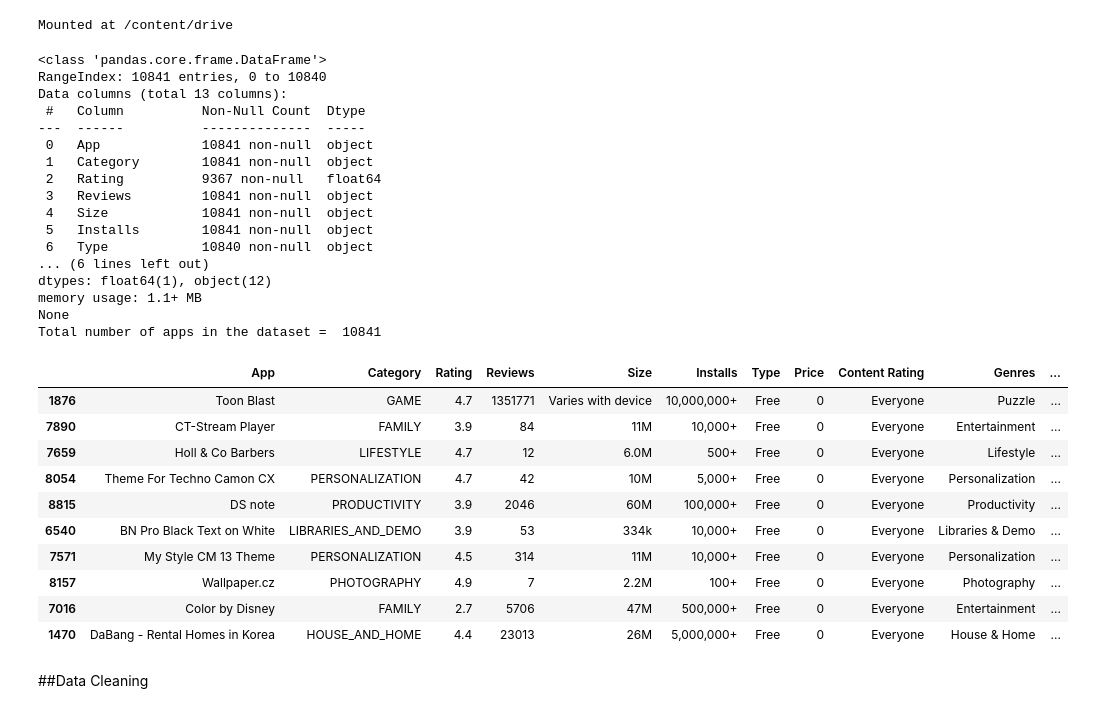
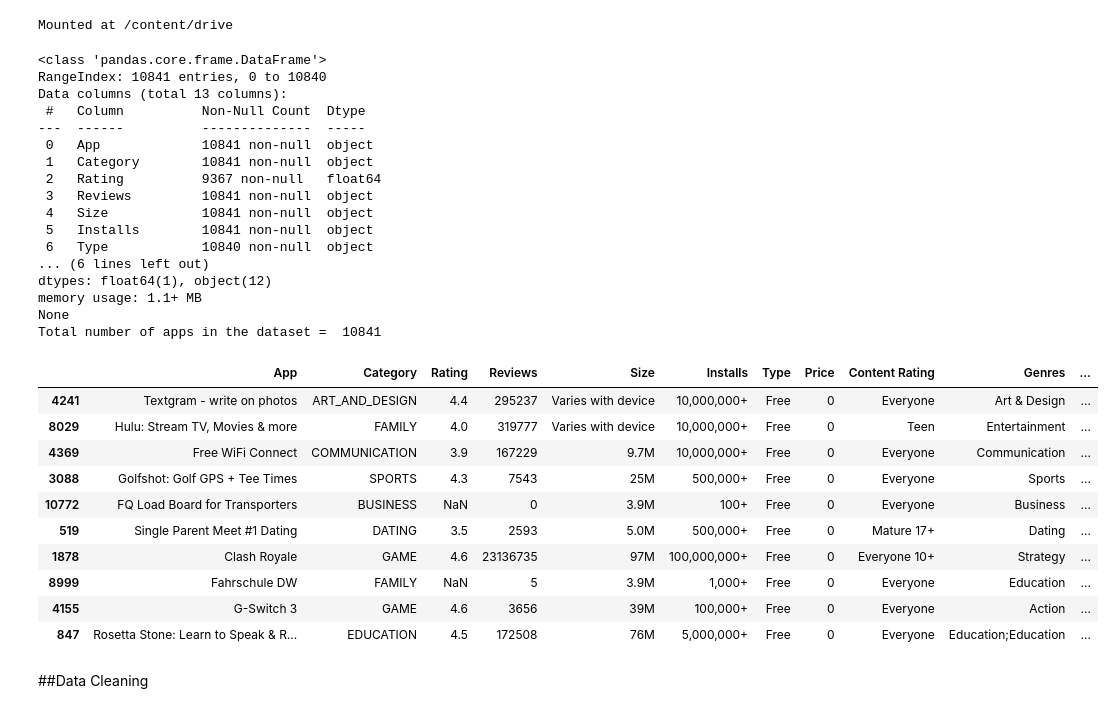
Before and after one commit to kapeeshvarma/Play-Store-App-Analysis, a Jupyter notebook: Play_Store_App_Review_Analysis_Capstone_Project.ipynb, the cells around one changed output. Saved outputs shown, nothing was run; the diff lists cells and outputs as text; code cells hidden in the pictures.

```diff
--- a/Play_Store_App_Review_Analysis_Capstone_Project.ipynb
+++ b/Play_Store_App_Review_Analysis_Capstone_Project.ipynb
@@ -27,45 +27,45 @@ import seaborn as sns
 import datetime as dt
 # %%
 # Read in the dataset
-data = pd.read_csv('/content/drive/MyDrive/csv/Play Store Data.csv')
+data = pd.read_csv('/content/drive/MyDrive/Colab Notebooks/Play Store App Review Analysis/Play Store Data.csv')
 
 # Print the summary of the dataframe
 print(data.info())
 
 # Print the total number of apps
 print('Total number of apps in the dataset = ', len(data))
 
 # Have a look at a random sample of the dataframe
 data.sample(10)
 # %% [output]
 <class 'pandas.core.frame.DataFrame'>
 RangeIndex: 10841 entries, 0 to 10840
 Data columns (total 13 columns):
  #   Column          Non-Null Count  Dtype
 ---  ------          --------------  -----
  0   App             10841 non-null  object
  1   Category        10841 non-null  object
  2   Rating          9367 non-null   float64
  3   Reviews         10841 non-null  object
  4   Size            10841 non-null  object
  5   Installs        10841 non-null  object
  6   Type            10840 non-null  object
 ... (6 lines left out)
 dtypes: float64(1), object(12)
 memory usage: 1.1+ MB
 None
 Total number of apps in the dataset =  10841
 |  | App | Category | Rating | Reviews | Size | Installs | Type | Price | Content Rating | Genres | ... |
-| 1876 | Toon Blast | GAME | 4.7 | 1351771 | Varies with device | 10,000,000+ | Free | 0 | Everyone | Puzzle | ... |
-| 7890 | CT-Stream Player | FAMILY | 3.9 | 84 | 11M | 10,000+ | Free | 0 | Everyone | Entertainment | ... |
-| 7659 | Holl & Co Barbers | LIFESTYLE | 4.7 | 12 | 6.0M | 500+ | Free | 0 | Everyone | Lifestyle | ... |
-| 8054 | Theme For Techno Camon CX | PERSONALIZATION | 4.7 | 42 | 10M | 5,000+ | Free | 0 | Everyone | Personalization | ... |
-| 8815 | DS note | PRODUCTIVITY | 3.9 | 2046 | 60M | 100,000+ | Free | 0 | Everyone | Productivity | ... |
-| 6540 | BN Pro Black Text on White | LIBRARIES_AND_DEMO | 3.9 | 53 | 334k | 10,000+ | Free | 0 | Everyone | Libraries & Demo | ... |
-| 7571 | My Style CM 13 Theme | PERSONALIZATION | 4.5 | 314 | 11M | 10,000+ | Free | 0 | Everyone | Personalization | ... |
-| 8157 | Wallpaper.cz | PHOTOGRAPHY | 4.9 | 7 | 2.2M | 100+ | Free | 0 | Everyone | Photography | ... |
-| 7016 | Color by Disney | FAMILY | 2.7 | 5706 | 47M | 500,000+ | Free | 0 | Everyone | Entertainment | ... |
-| 1470 | DaBang - Rental Homes in Korea | HOUSE_AND_HOME | 4.4 | 23013 | 26M | 5,000,000+ | Free | 0 | Everyone | House & Home | ... |
+| 4241 | Textgram - write on photos | ART_AND_DESIGN | 4.4 | 295237 | Varies with device | 10,000,000+ | Free | 0 | Everyone | Art & Design | ... |
+| 8029 | Hulu: Stream TV, Movies & more | FAMILY | 4.0 | 319777 | Varies with device | 10,000,000+ | Free | 0 | Teen | Entertainment | ... |
+| 4369 | Free WiFi Connect | COMMUNICATION | 3.9 | 167229 | 9.7M | 10,000,000+ | Free | 0 | Everyone | Communication | ... |
+| 3088 | Golfshot: Golf GPS + Tee Times | SPORTS | 4.3 | 7543 | 25M | 500,000+ | Free | 0 | Everyone | Sports | ... |
+| 10772 | FQ Load Board for Transporters | BUSINESS | NaN | 0 | 3.9M | 100+ | Free | 0 | Everyone | Business | ... |
+| 519 | Single Parent Meet #1 Dating | DATING | 3.5 | 2593 | 5.0M | 500,000+ | Free | 0 | Mature 17+ | Dating | ... |
+| 1878 | Clash Royale | GAME | 4.6 | 23136735 | 97M | 100,000,000+ | Free | 0 | Everyone 10+ | Strategy | ... |
+| 8999 | Fahrschule DW | FAMILY | NaN | 5 | 3.9M | 1,000+ | Free | 0 | Everyone | Education | ... |
+| 4155 | G-Switch 3 | GAME | 4.6 | 3656 | 39M | 100,000+ | Free | 0 | Everyone | Action | ... |
+| 847 | Rosetta Stone: Learn to Speak & R... | EDUCATION | 4.5 | 172508 | 76M | 5,000,000+ | Free | 0 | Everyone | Education;Education | ... |
 # %% [markdown]
 ##Data Cleaning
 # %%
```
Also changed, not shown: parts of 5 cells of this notebook.
